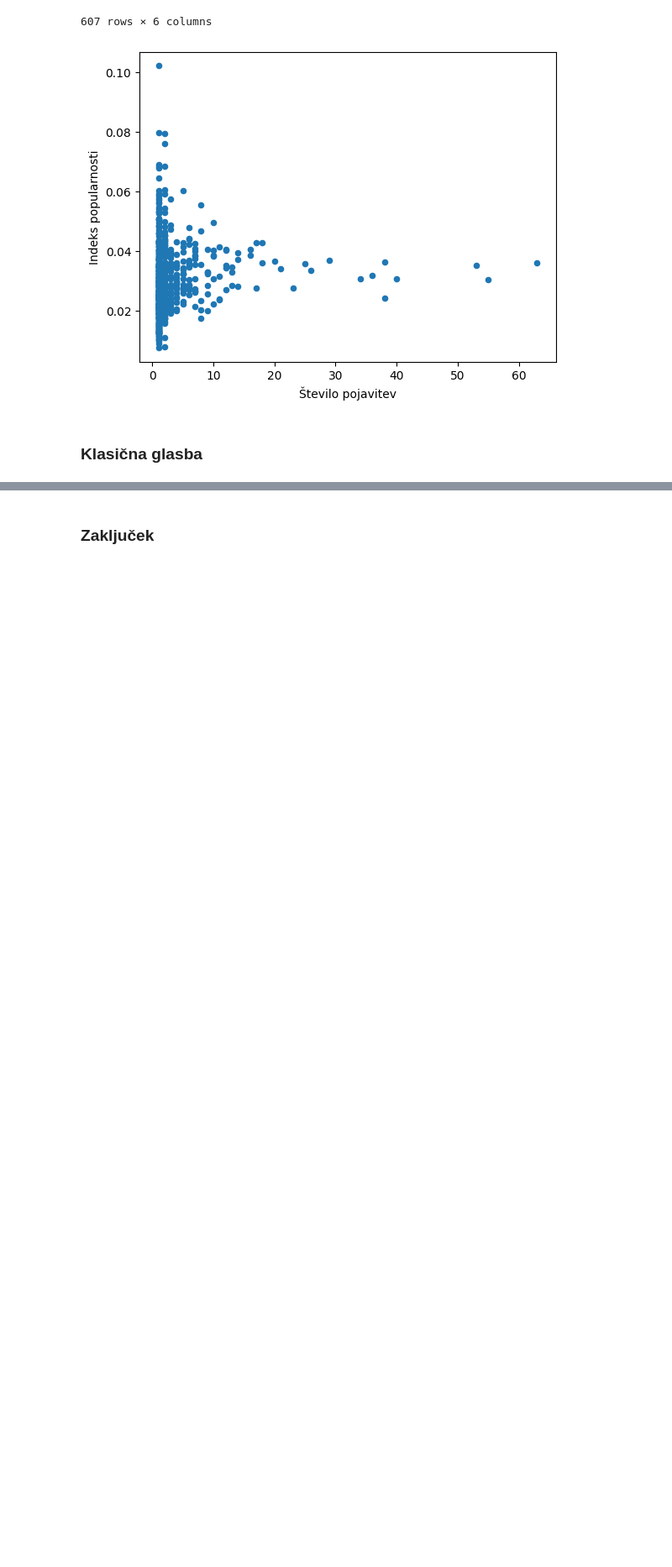
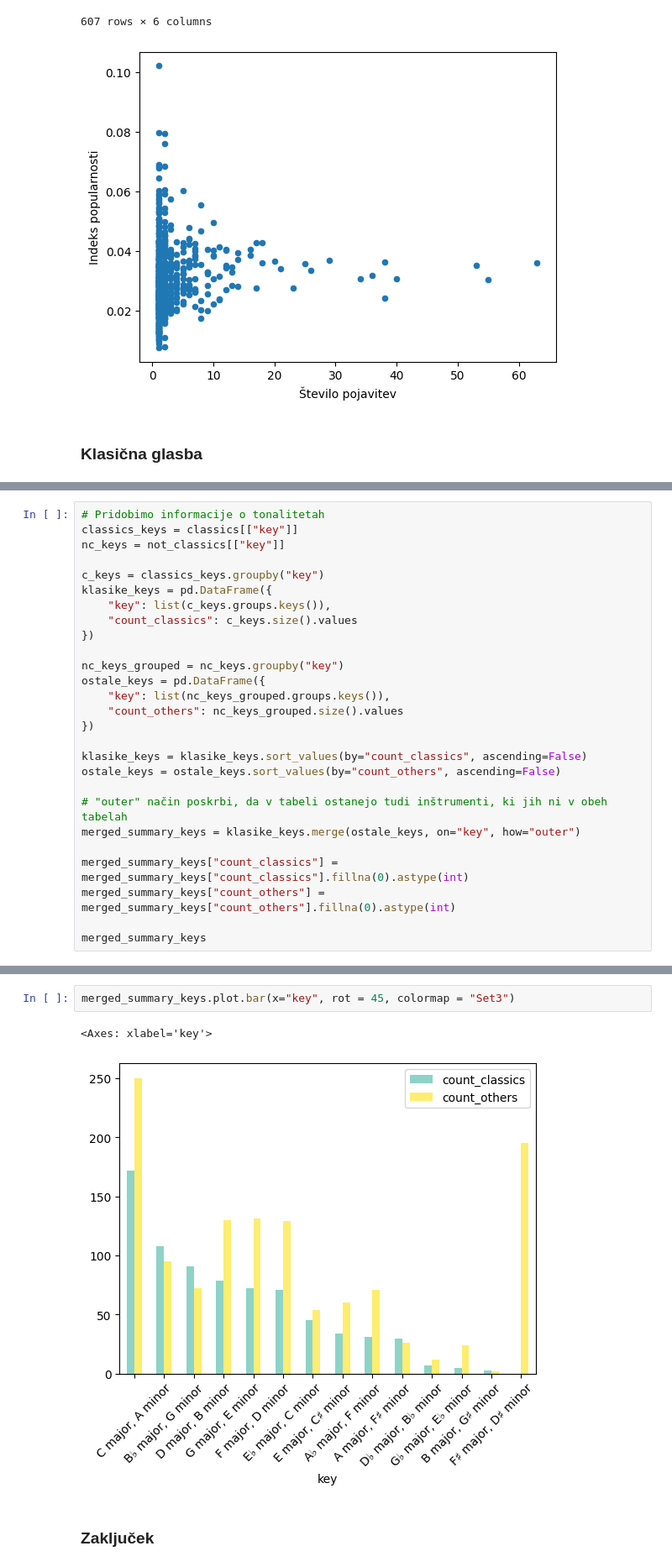
Before and after one commit to klara-stantic/Prog1-projektna, a Jupyter notebook: analiza_podatkov.ipynb, the cells around one changed output, grey strips where cells are left out. Shown at 84% size. Cells and saved outputs as stored; diff of their text form; blank space fills up the shorter version.

```diff
--- a/analiza_podatkov.ipynb
+++ b/analiza_podatkov.ipynb
@@ -844,0 +955,27 @@ compare_authors
+# %%
+# Pridobimo informacije o tonalitetah
+classics_keys = classics[["key"]]
+nc_keys = not_classics[["key"]]
+
+c_keys = classics_keys.groupby("key")
+klasike_keys = pd.DataFrame({
+    "key": list(c_keys.groups.keys()),
+    "count_classics": c_keys.size().values
+})
+
+nc_keys_grouped = nc_keys.groupby("key")
+ostale_keys = pd.DataFrame({
+    "key": list(nc_keys_grouped.groups.keys()),
+    "count_others": nc_keys_grouped.size().values
+})
+
+klasike_keys = klasike_keys.sort_values(by="count_classics", ascending=False)
+ostale_keys = ostale_keys.sort_values(by="count_others", ascending=False)
+
+# "outer" način poskrbi, da v tabeli ostanejo tudi inštrumenti, ki jih ni v obeh tabelah
+merged_summary_keys = klasike_keys.merge(ostale_keys, on="key", how="outer")
+
+merged_summary_keys["count_classics"] = merged_summary_keys["count_classics"].fillna(0).astype(int)
+merged_summary_keys["count_others"] = merged_summary_keys["count_others"].fillna(0).astype(int)
+
+merged_summary_keys
@@ -845,3 +992,8 @@ compare_authors
+# %%
+merged_summary_keys.plot.bar(x="key", rot = 45, colormap = "Set3")
+# %% [output]
+<Axes: xlabel='key'>
+[figure, added]
 # %% [markdown]
 ### Zaključek
 # %% [markdown]
```
Also changed, not shown: parts of 13 cells of this notebook.
